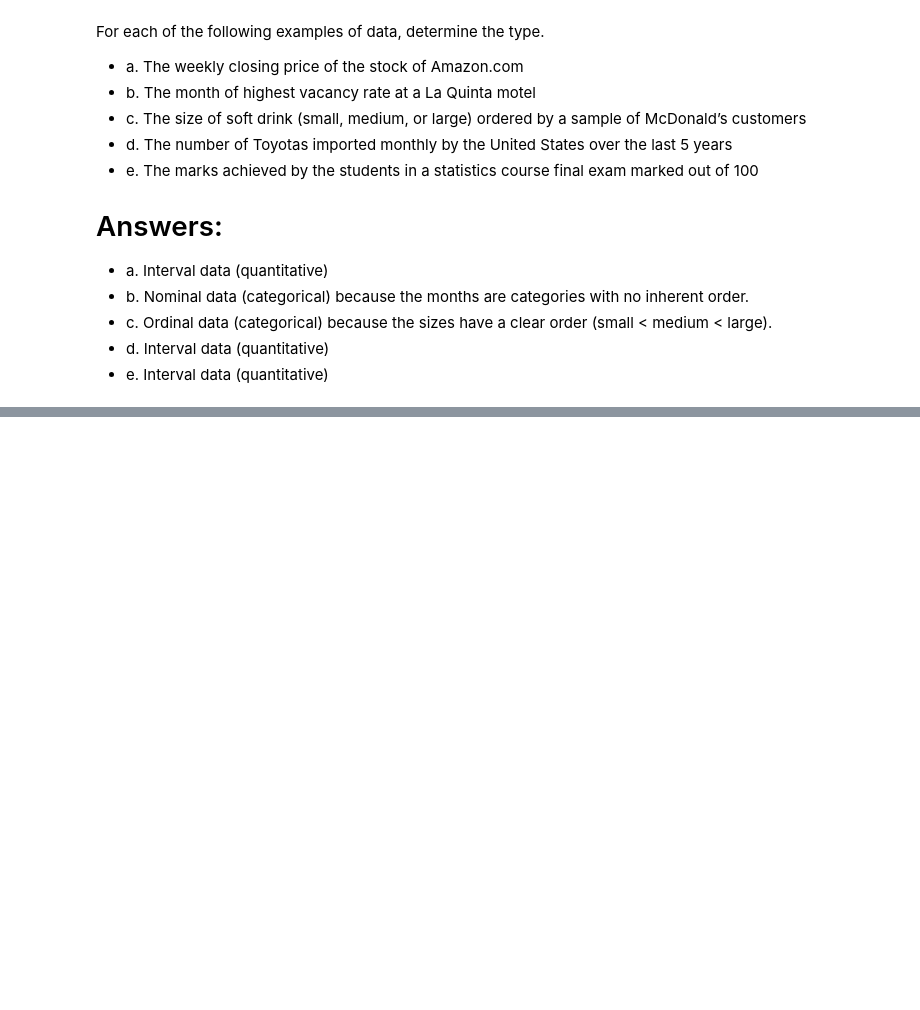
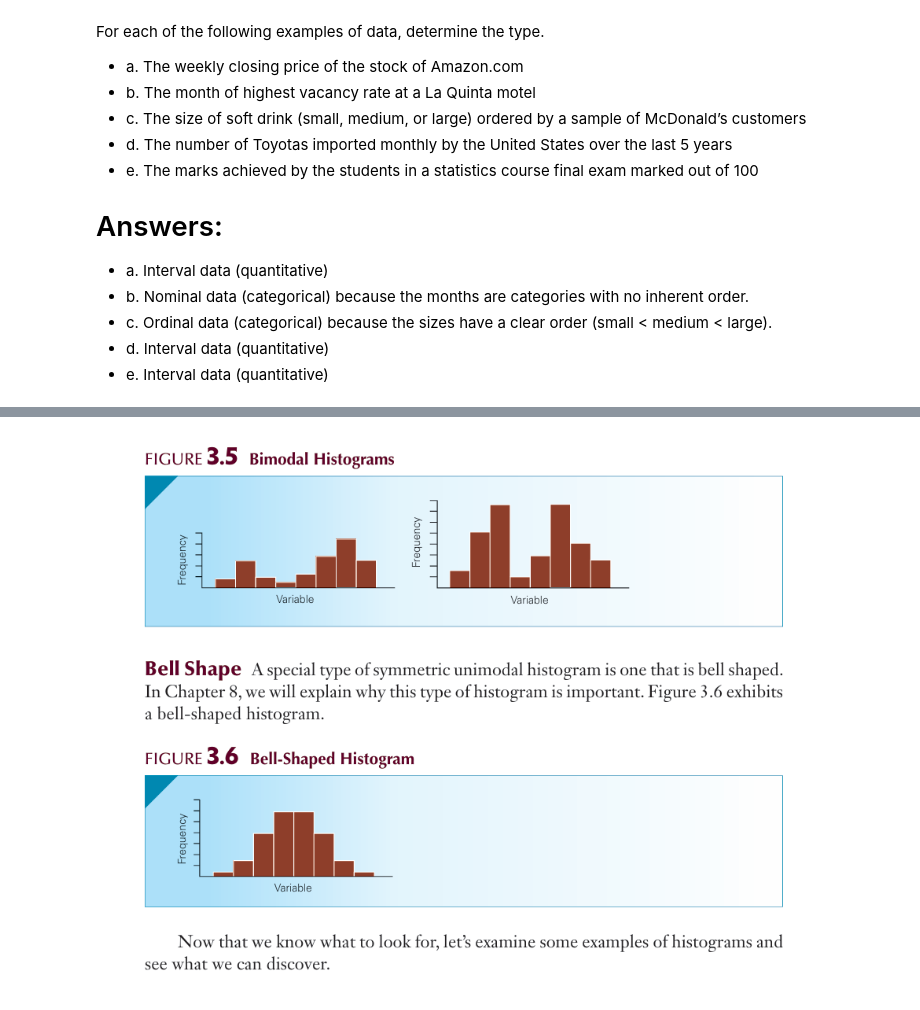
Before and after one commit to ArslanAmanov/Finance, a Jupyter notebook: QuantAnalyses/Quant_method_Analyses/chp_2_descriptive_techniques.ipynb, the cells around one changed output, grey strips where cells are left out. Saved outputs shown, nothing was run; the diff lists cells and outputs as text; code cells hidden in the pictures; blank space fills up the shorter version.

```diff
--- a/QuantAnalyses/Quant_method_Analyses/chp_2_descriptive_techniques.ipynb
+++ b/QuantAnalyses/Quant_method_Analyses/chp_2_descriptive_techniques.ipynb
@@ -94,0 +114,5 @@ the United States over the last 5 years
+# %%
+from IPython.display import Image
+Image(filename='bimodal_histograms.png', width=800, height=800)
+# %% [output]
+[figure, added]
```
Also changed, not shown: parts of 4 cells of this notebook, 2 other files.
